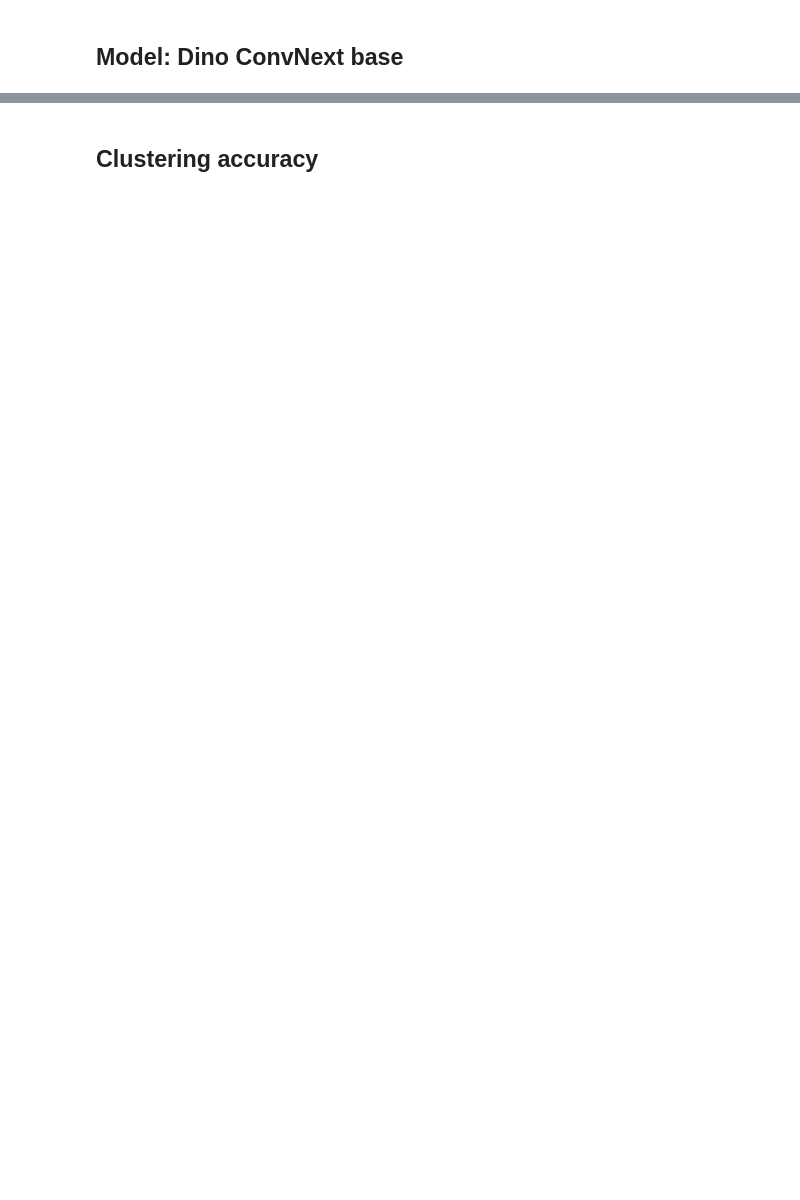
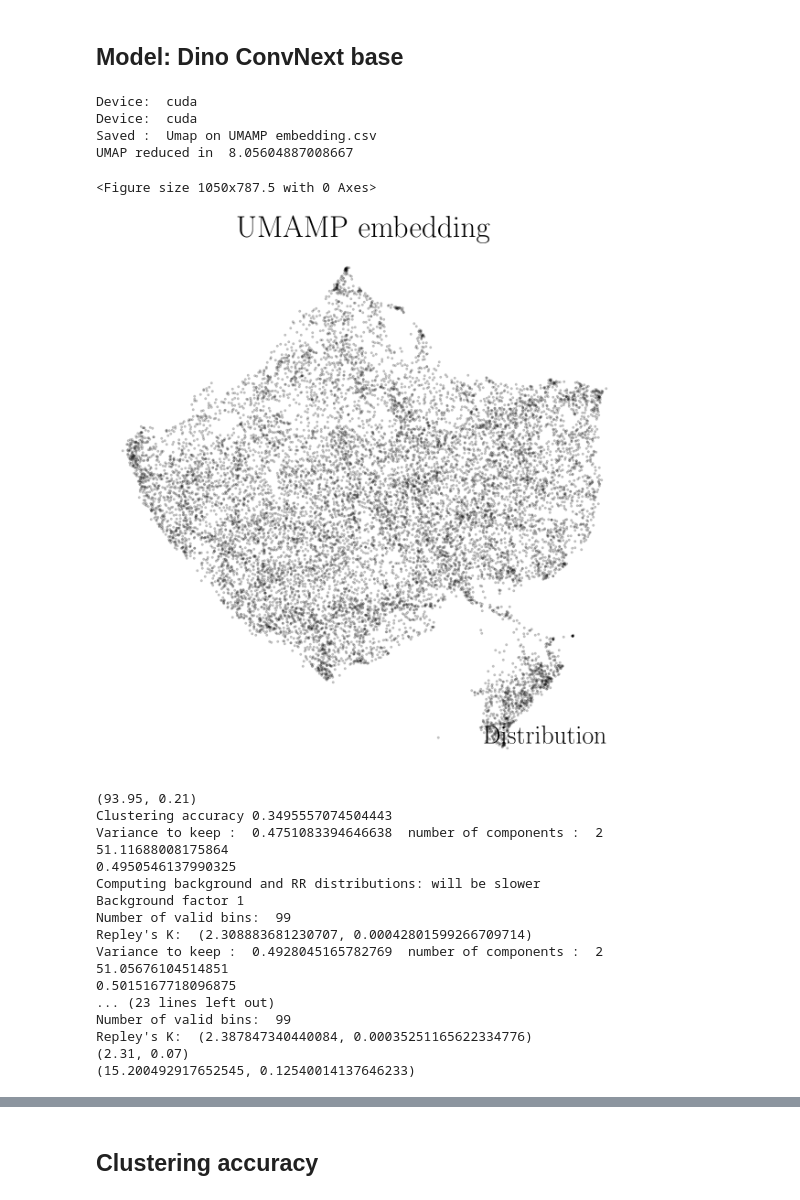
Before and after one commit to Koketsoc137/spectra_for_features, a Jupyter notebook: Model_TPCF_scores.ipynb, the cells around one changed output, grey strips where cells are left out. Drawn from its saved outputs; the diff is of its cells as text; code cells hidden in the pictures; blank space fills up the shorter version.

```diff
--- a/Model_TPCF_scores.ipynb
+++ b/Model_TPCF_scores.ipynb
@@ -59,0 +54,47 @@ dono_id = AstroMLmod.id_score(dino_rep)
+# %%
+dinov3_convnext_base = torch.hub.load("../dinov3", 'dinov3_convnext_base',
+                                      source='local',
+                                      weights="dinov3_convnext_base_pretrain_lvd1689m-801f2ba9.pth")
+dino_rep, dino_label, dino_ids = Custom.get_representations(model  = dinov3_convnext_base,
+                           loader = train,
+                           encoder = True,
+                           labeled = False)
+
+dino_rep_c, dino_label_c, dino_ids_c = Custom.get_representations(model  = dinov3_convnext_base,
+                           loader = class_,
+                           encoder = True,
+                           labeled = True)
+
+umap_  =viz.umap(dino_rep)
+
+din_knn = test.KNN_accuracy(dino_rep_c, dino_label_c)
+print(dino_knn)
+c_accuracy = test.clustering_accuracy((dino_rep,dino_ids),(dino_label_c,dino_ids_c))
+dino_tpcf = AstroMLmod.TPCF_score(dino_rep)
+print(dino_tpcf)
+dono_id = AstroMLmod.id_score(dino_rep)
+print(dono_id)
+# %% [output]
+Device:  cuda
+Device:  cuda
+Saved :  Umap on UMAMP embedding.csv
+UMAP reduced in  8.05604887008667
+<Figure size 1050x787.5 with 0 Axes>
+[figure, added]
+(93.95, 0.21)
+Clustering accuracy 0.3495557074504443
+Variance to keep :  0.4751083394646638  number of components :  2
+51.11688008175864
+0.4950546137990325
+Computing background and RR distributions: will be slower
+Background factor 1
+Number of valid bins:  99
+Repley's K:  (2.308883681230707, 0.00042801599266709714)
+Variance to keep :  0.4928045165782769  number of components :  2
+51.05676104514851
+0.5015167718096875
+... (23 lines left out)
+Number of valid bins:  99
+Repley's K:  (2.387847340440084, 0.00035251165622334776)
+(2.31, 0.07)
+(15.200492917652545, 0.12540014137646233)
```
Also changed, not shown: parts of 19 cells of this notebook, 3 other files.
